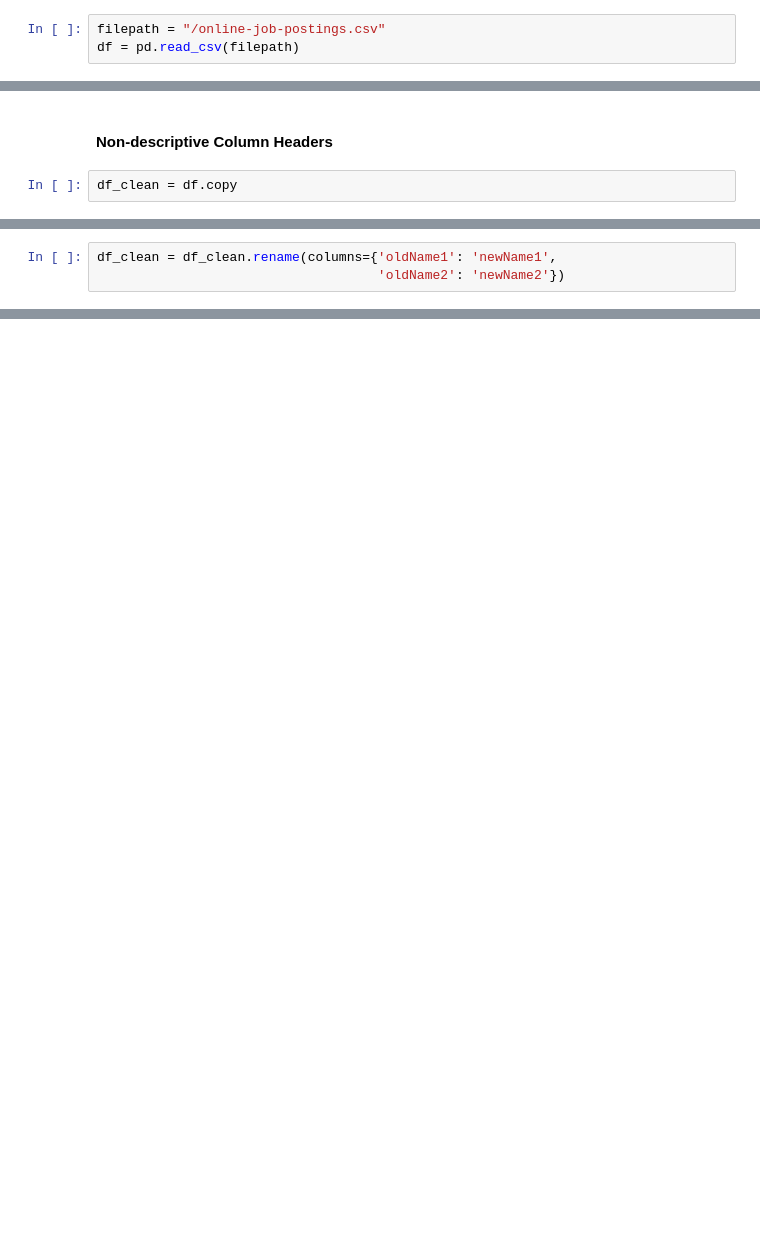
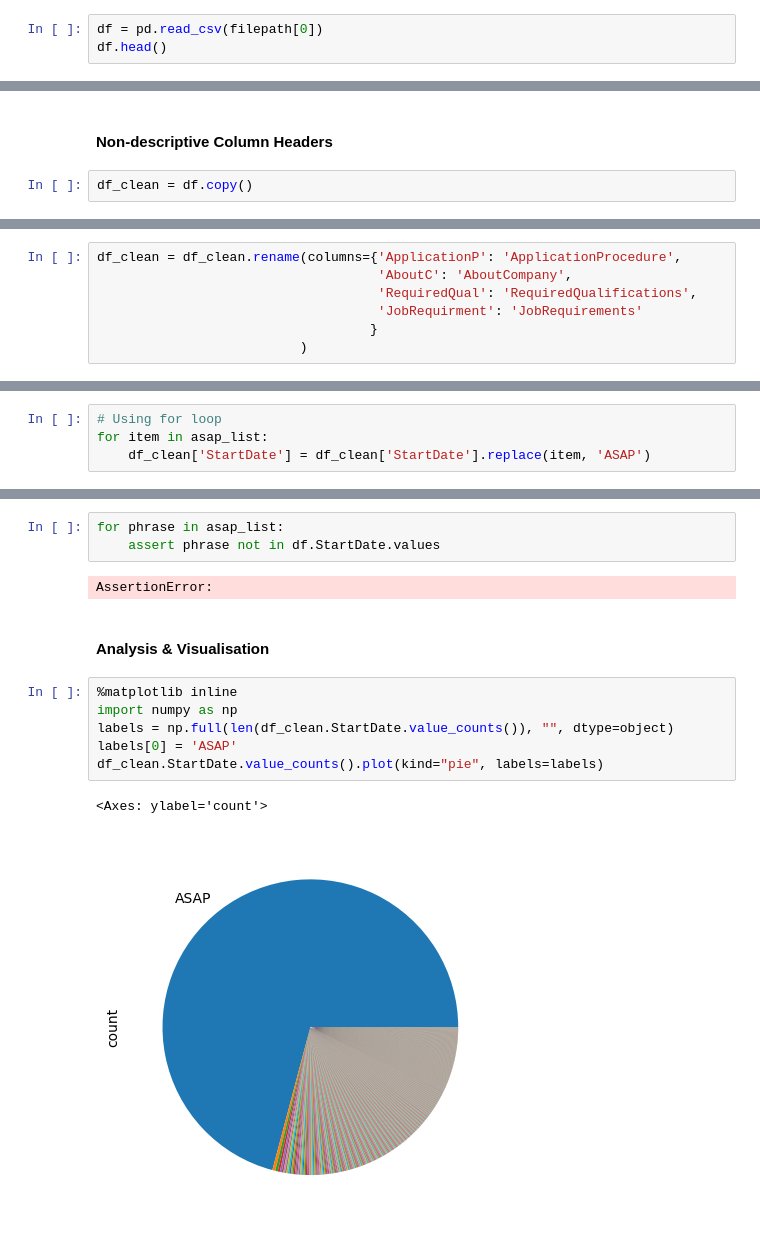
Before and after one commit to ebenezer2015/Data-Engineering, a Jupyter notebook: data-wrangling/Data-Wrangling.ipynb, the cells around one changed output, grey strips where cells are left out. Saved outputs shown, nothing was run; the diff lists cells and outputs as text; blank space fills up the shorter version.

```diff
--- a/data-wrangling/Data-Wrangling.ipynb
+++ b/data-wrangling/Data-Wrangling.ipynb
@@ -12,4 +26,4 @@ with zipfile.ZipFile('archive.zip', 'r') as myzip:
 # %%
-filepath = "/online-job-postings.csv"
-df = pd.read_csv(filepath)
+df = pd.read_csv(filepath[0])
+df.head()
 # %% [output]
@@ -64,4 +99,4 @@ Name: count, dtype: int64
 # %% [markdown]
 #### Non-descriptive Column Headers
 # %%
-df_clean = df.copy
+df_clean = df.copy()
@@ -110,3 +114,7 @@ Name: count, Length: 1186, dtype: int64
 # %%
-df_clean = df_clean.rename(columns={'oldName1': 'newName1',
-                                    'oldName2': 'newName2'})
+df_clean = df_clean.rename(columns={'ApplicationP': 'ApplicationProcedure',
+                                    'AboutC': 'AboutCompany',
+                                    'RequiredQual': 'RequiredQualifications',
+                                    'JobRequirment': 'JobRequirements'
+                                   }
+                          )
@@ -112,0 +161,4 @@ df_clean = df_clean.rename(columns={'oldName1': 'newName1',
+# %%
+# Using for loop
+for item in asap_list:
+    df_clean['StartDate'] = df_clean['StartDate'].replace(item, 'ASAP')
@@ -112,0 +208,16 @@ df_clean = df_clean.rename(columns={'oldName1': 'newName1',
+# %%
+for phrase in asap_list:
+    assert phrase not in df.StartDate.values
+# %% [output]
+AssertionError:
+# %% [markdown]
+#### Analysis & Visualisation
+# %%
+%matplotlib inline
+import numpy as np
+labels = np.full(len(df_clean.StartDate.value_counts()), "", dtype=object)
+labels[0] = 'ASAP'
+df_clean.StartDate.value_counts().plot(kind="pie", labels=labels)
+# %% [output]
+<Axes: ylabel='count'>
+[figure, added]
```
Also changed, not shown: parts of 27 cells of this notebook, 2 other files.
